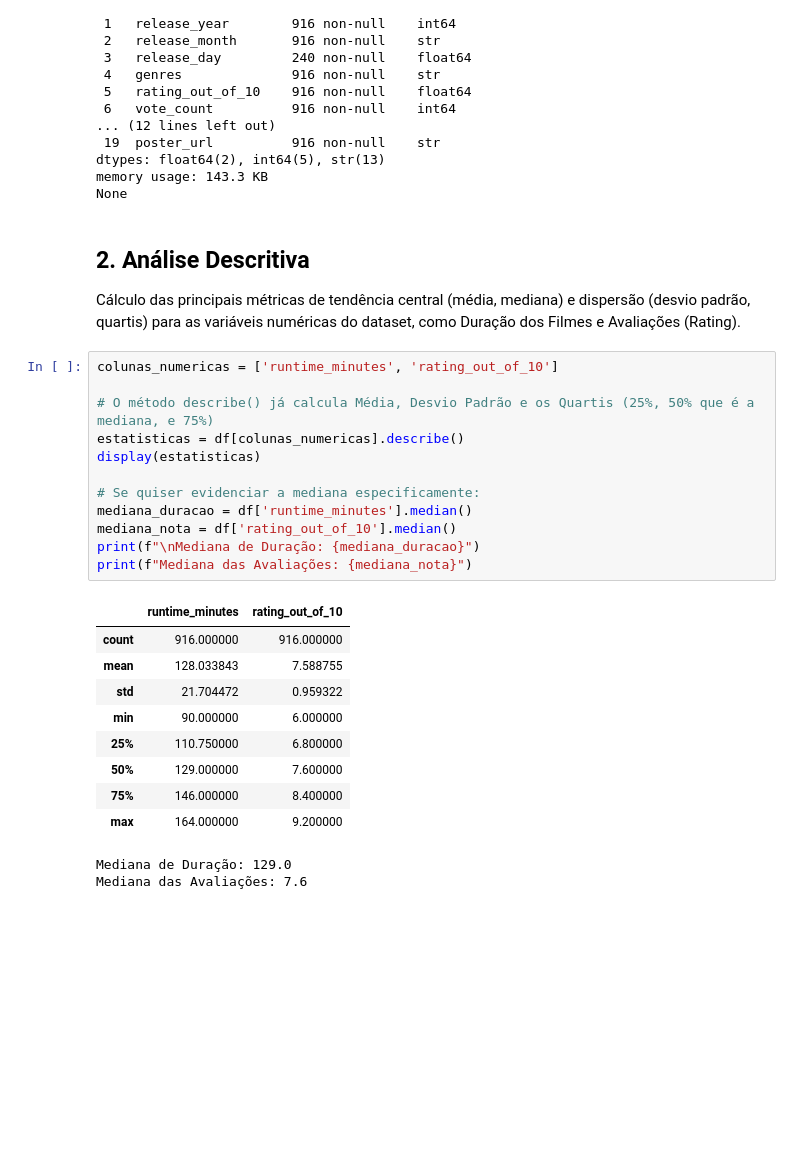
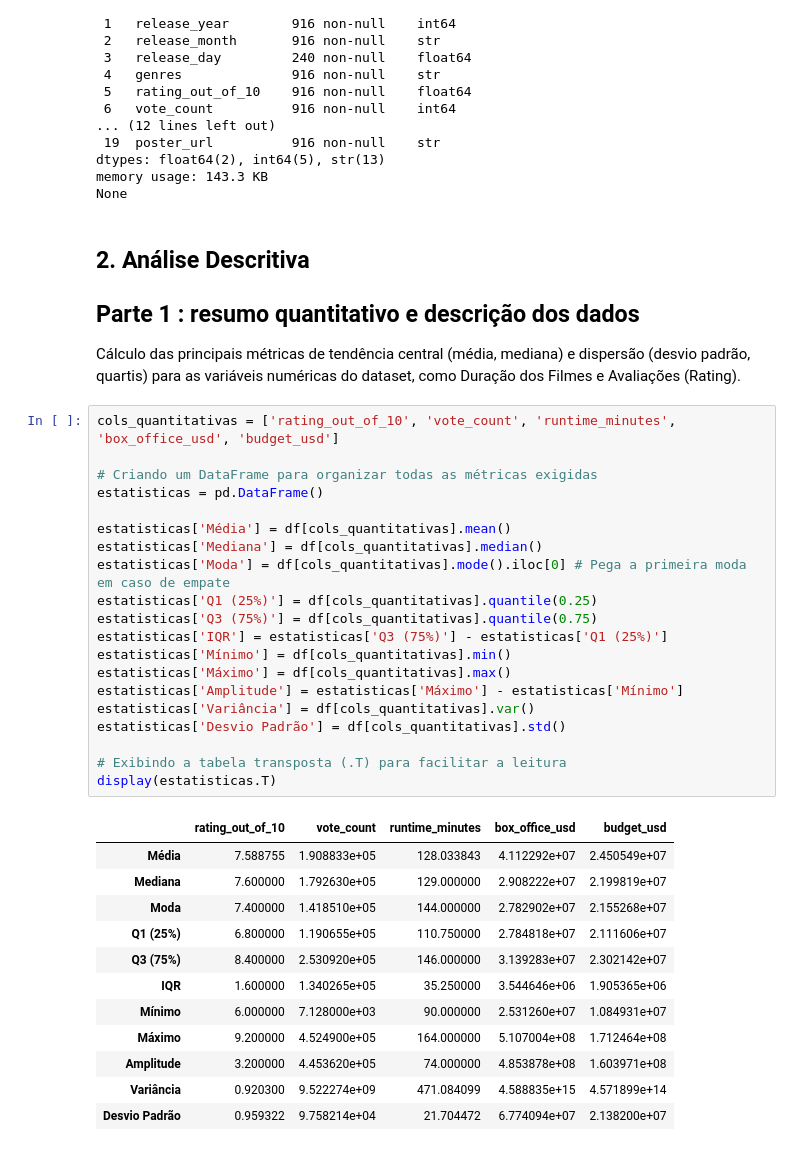
Before and after one commit to scopeltmz/Ciencia-de-Dados, a Jupyter notebook: AED.ipynb, the cells around one changed output. Cells and saved outputs as stored; diff of their text form; blank space fills up the shorter version.

```diff
--- a/AED.ipynb
+++ b/AED.ipynb
@@ -73,28 +72,39 @@ memory usage: 143.3 KB
 None
 # %% [markdown]
 ## 2. Análise Descritiva
+
+## Parte 1 : resumo quantitativo e descrição dos dados
 Cálculo das principais métricas de tendência central (média, mediana) e dispersão (desvio padrão, quartis) para as variáveis numéricas do dataset, como Duração dos Filmes e Avaliações (Rating).
 # %%
-colunas_numericas = ['runtime_minutes', 'rating_out_of_10']
+cols_quantitativas = ['rating_out_of_10', 'vote_count', 'runtime_minutes', 'box_office_usd', 'budget_usd']
 
-# O método describe() já calcula Média, Desvio Padrão e os Quartis (25%, 50% que é a mediana, e 75%)
-estatisticas = df[colunas_numericas].describe()
-display(estatisticas)
+# Criando um DataFrame para organizar todas as métricas exigidas
+estatisticas = pd.DataFrame()
 
-# Se quiser evidenciar a mediana especificamente:
-mediana_duracao = df['runtime_minutes'].median()
-mediana_nota = df['rating_out_of_10'].median()
-print(f"\nMediana de Duração: {mediana_duracao}")
-print(f"Mediana das Avaliações: {mediana_nota}")
+estatisticas['Média'] = df[cols_quantitativas].mean()
+estatisticas['Mediana'] = df[cols_quantitativas].median()
+estatisticas['Moda'] = df[cols_quantitativas].mode().iloc[0] # Pega a primeira moda em caso de empate
+estatisticas['Q1 (25%)'] = df[cols_quantitativas].quantile(0.25)
+estatisticas['Q3 (75%)'] = df[cols_quantitativas].quantile(0.75)
+estatisticas['IQR'] = estatisticas['Q3 (75%)'] - estatisticas['Q1 (25%)']
+estatisticas['Mínimo'] = df[cols_quantitativas].min()
+estatisticas['Máximo'] = df[cols_quantitativas].max()
+estatisticas['Amplitude'] = estatisticas['Máximo'] - estatisticas['Mínimo']
+estatisticas['Variância'] = df[cols_quantitativas].var()
+estatisticas['Desvio Padrão'] = df[cols_quantitativas].std()
+
+# Exibindo a tabela transposta (.T) para facilitar a leitura
+display(estatisticas.T)
 # %% [output]
-|  | runtime_minutes | rating_out_of_10 |
-| count | 916.000000 | 916.000000 |
-| mean | 128.033843 | 7.588755 |
-| std | 21.704472 | 0.959322 |
-| min | 90.000000 | 6.000000 |
-| 25% | 110.750000 | 6.800000 |
-| 50% | 129.000000 | 7.600000 |
-| 75% | 146.000000 | 8.400000 |
-| max | 164.000000 | 9.200000 |
+|  | rating_out_of_10 | vote_count | runtime_minutes | box_office_usd | budget_usd |
+| Média | 7.588755 | 1.908833e+05 | 128.033843 | 4.112292e+07 | 2.450549e+07 |
+| Mediana | 7.600000 | 1.792630e+05 | 129.000000 | 2.908222e+07 | 2.199819e+07 |
+| Moda | 7.400000 | 1.418510e+05 | 144.000000 | 2.782902e+07 | 2.155268e+07 |
+| Q1 (25%) | 6.800000 | 1.190655e+05 | 110.750000 | 2.784818e+07 | 2.111606e+07 |
+| Q3 (75%) | 8.400000 | 2.530920e+05 | 146.000000 | 3.139283e+07 | 2.302142e+07 |
+| IQR | 1.600000 | 1.340265e+05 | 35.250000 | 3.544646e+06 | 1.905365e+06 |
+| Mínimo | 6.000000 | 7.128000e+03 | 90.000000 | 2.531260e+07 | 1.084931e+07 |
+| Máximo | 9.200000 | 4.524900e+05 | 164.000000 | 5.107004e+08 | 1.712464e+08 |
+| Amplitude | 3.200000 | 4.453620e+05 | 74.000000 | 4.853878e+08 | 1.603971e+08 |
+| Variância | 0.920300 | 9.522274e+09 | 471.084099 | 4.588835e+15 | 4.571899e+14 |
+| Desvio Padrão | 0.959322 | 9.758214e+04 | 21.704472 | 6.774094e+07 | 2.138200e+07 |
-Mediana de Duração: 129.0
-Mediana das Avaliações: 7.6
```
Also changed, not shown: parts of 9 cells of this notebook.
